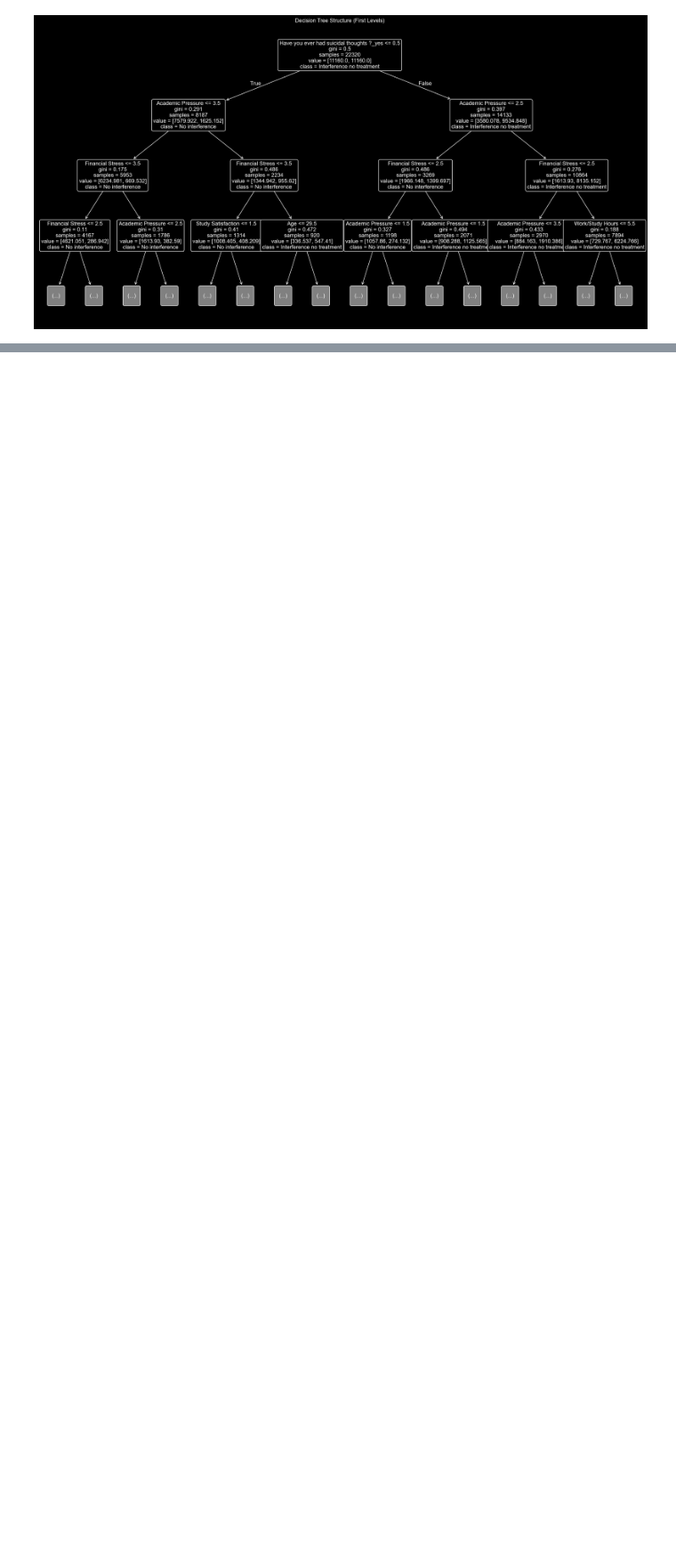
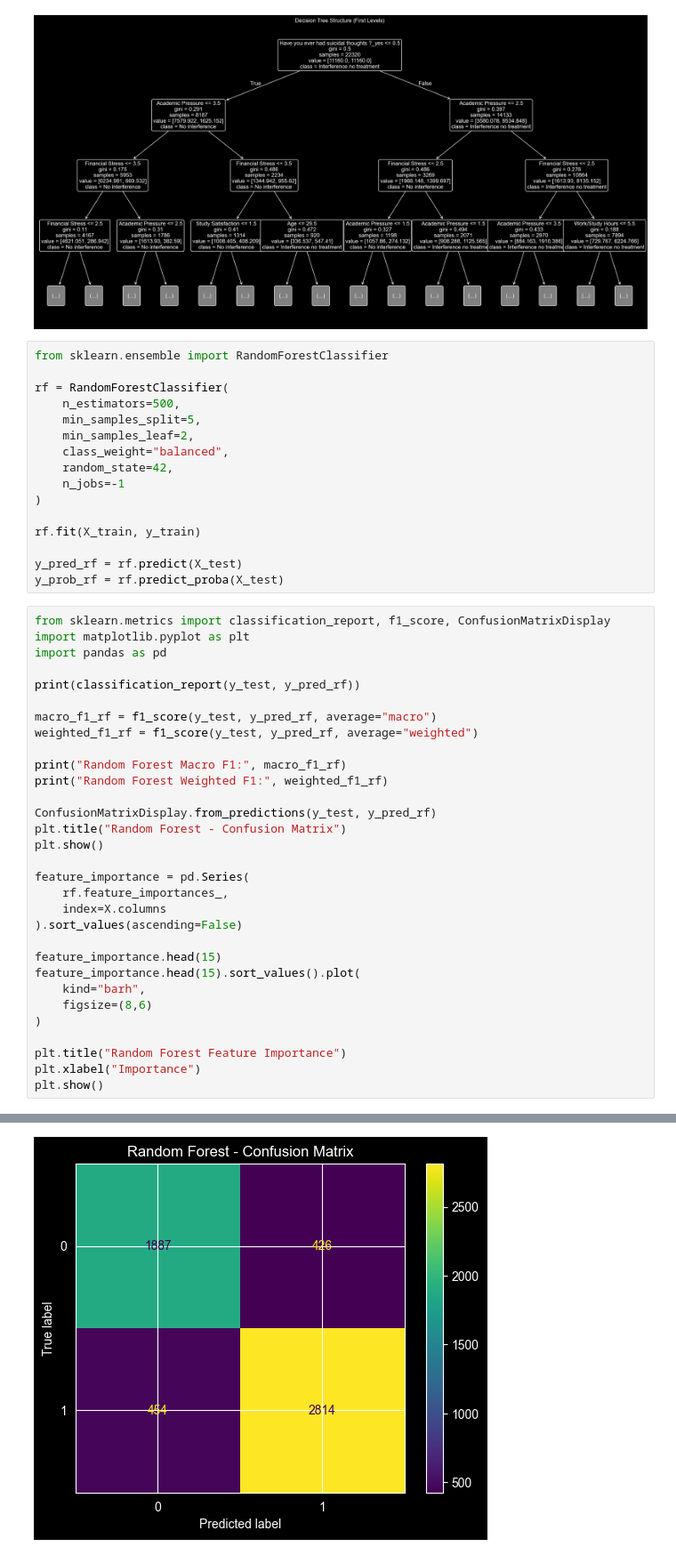
Before and after one commit to mateidiana/WellBeingModelling, a Jupyter notebook: notebooks/baseline_models/02_2_baseline_models_mh_student.ipynb, the cells around one changed output, grey strips where cells are left out. Shown at 89% size. Saved outputs shown, nothing was run; the diff lists cells and outputs as text; blank space fills up the shorter version.

```diff
--- a/notebooks/baseline_models/02_2_baseline_models_mh_student.ipynb
+++ b/notebooks/baseline_models/02_2_baseline_models_mh_student.ipynb
@@ -171,3 +171,51 @@ plt.title("Decision Tree Structure (First Levels)")
 plt.show()
 # %% [output]
 [figure]
+# %%
+from sklearn.ensemble import RandomForestClassifier
+
+rf = RandomForestClassifier(
+    n_estimators=500,
+    min_samples_split=5,
+    min_samples_leaf=2,
+    class_weight="balanced",
+    random_state=42,
+    n_jobs=-1
+)
+
+rf.fit(X_train, y_train)
+
+y_pred_rf = rf.predict(X_test)
+y_prob_rf = rf.predict_proba(X_test)
+# %%
+from sklearn.metrics import classification_report, f1_score, ConfusionMatrixDisplay
+import matplotlib.pyplot as plt
+import pandas as pd
+
+print(classification_report(y_test, y_pred_rf))
+
+macro_f1_rf = f1_score(y_test, y_pred_rf, average="macro")
+weighted_f1_rf = f1_score(y_test, y_pred_rf, average="weighted")
+
+print("Random Forest Macro F1:", macro_f1_rf)
+print("Random Forest Weighted F1:", weighted_f1_rf)
+
+ConfusionMatrixDisplay.from_predictions(y_test, y_pred_rf)
+plt.title("Random Forest - Confusion Matrix")
+plt.show()
+
+feature_importance = pd.Series(
+    rf.feature_importances_,
+    index=X.columns
+).sort_values(ascending=False)
+
+feature_importance.head(15)
+feature_importance.head(15).sort_values().plot(
+    kind="barh",
+    figsize=(8,6)
+)
+
+plt.title("Random Forest Feature Importance")
+plt.xlabel("Importance")
+plt.show()
+# %% [output]
@@ -173,0 +233 @@ plt.show()
+[figure, added]
```
Also changed, not shown: parts of 6 cells of this notebook.
